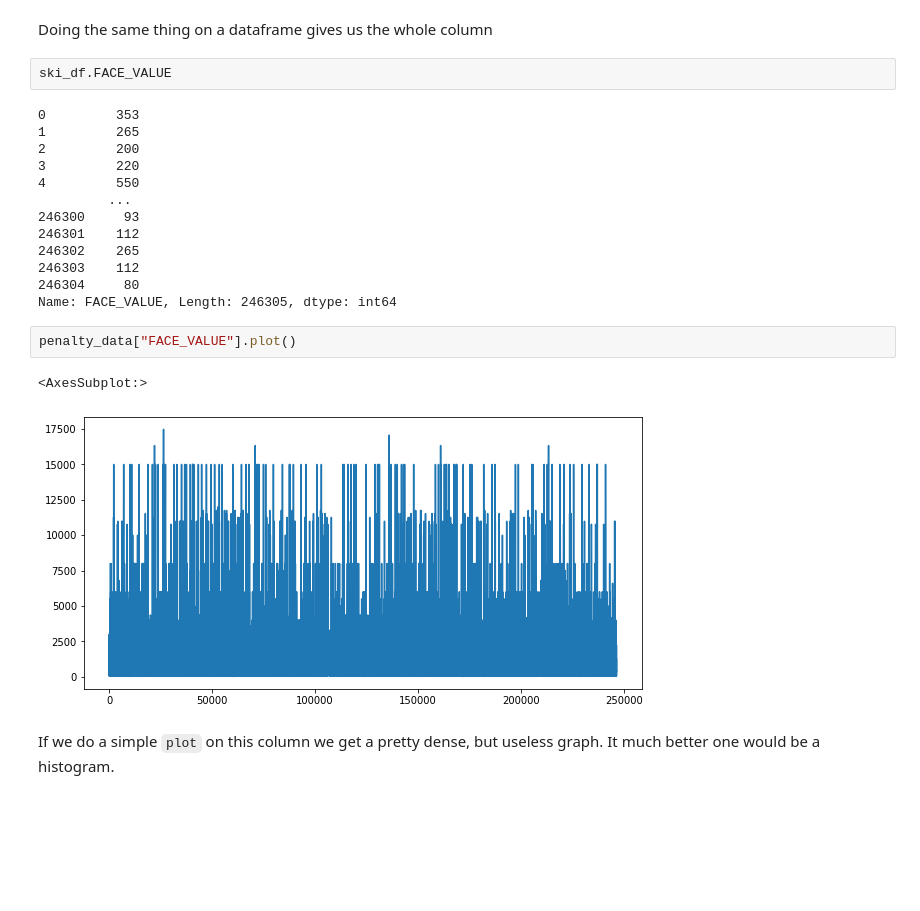
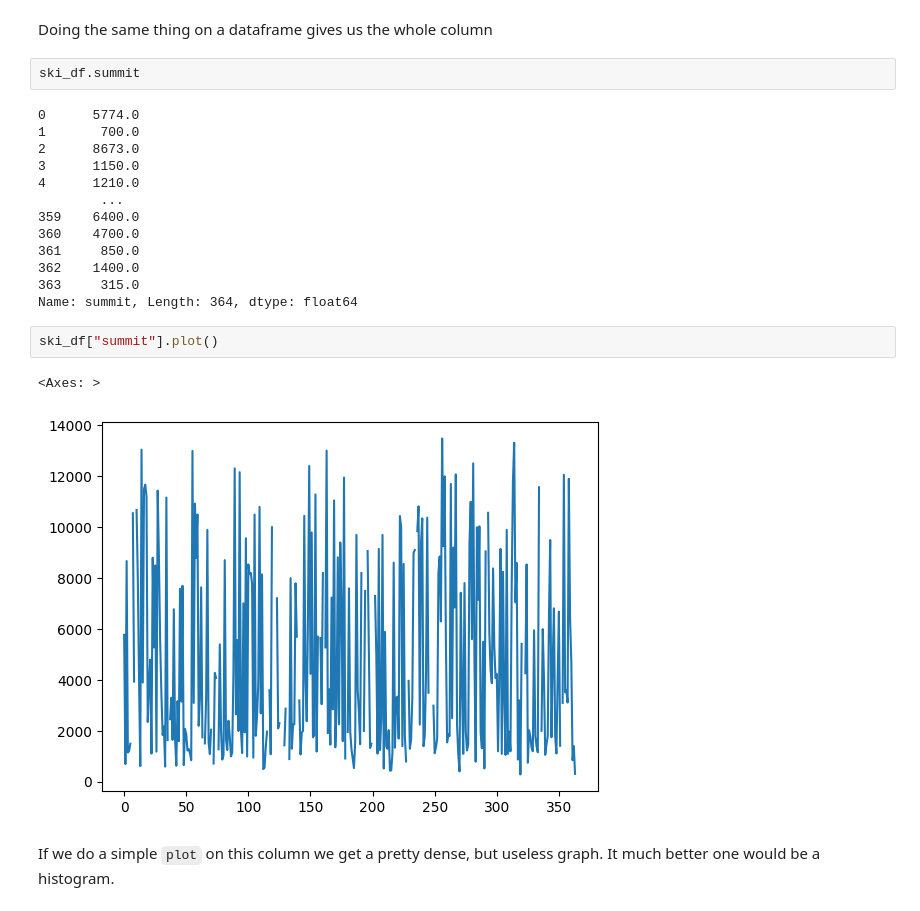
Before and after one commit to emilytan32/data_project_2023, a Jupyter notebook: basic_pandas.ipynb, the cells around one changed output. Drawn from its saved outputs; the diff is of its cells as text; blank space fills up the shorter version.

Commit message:
data set pandas updates

```diff
--- a/basic_pandas.ipynb
+++ b/basic_pandas.ipynb
@@ -111,24 +111,24 @@ row_one.resort_name
 # %% [markdown]
 Doing the same thing on a dataframe gives us the whole column
 # %%
-ski_df.FACE_VALUE
+ski_df.summit
 # %% [output]
-0         353
-1         265
-2         200
-3         220
-4         550
-         ...
-246300     93
-246301    112
-246302    265
-246303    112
-246304     80
-Name: FACE_VALUE, Length: 246305, dtype: int64
+0      5774.0
+1       700.0
+2      8673.0
+3      1150.0
+4      1210.0
+        ...
+359    6400.0
+360    4700.0
+361     850.0
+362    1400.0
+363     315.0
+Name: summit, Length: 364, dtype: float64
-# %%
-penalty_data["FACE_VALUE"].plot()
-# %% [output]
-<AxesSubplot:>
-[figure, removed]
+# %%
+ski_df["summit"].plot()
+# %% [output]
+<Axes: >
+[figure, added]
 # %% [markdown]
 If we do a simple `plot` on this column we get a pretty dense, but useless graph. It much better one would be a histogram.
```
Also changed, not shown: parts of 4 cells of this notebook.
